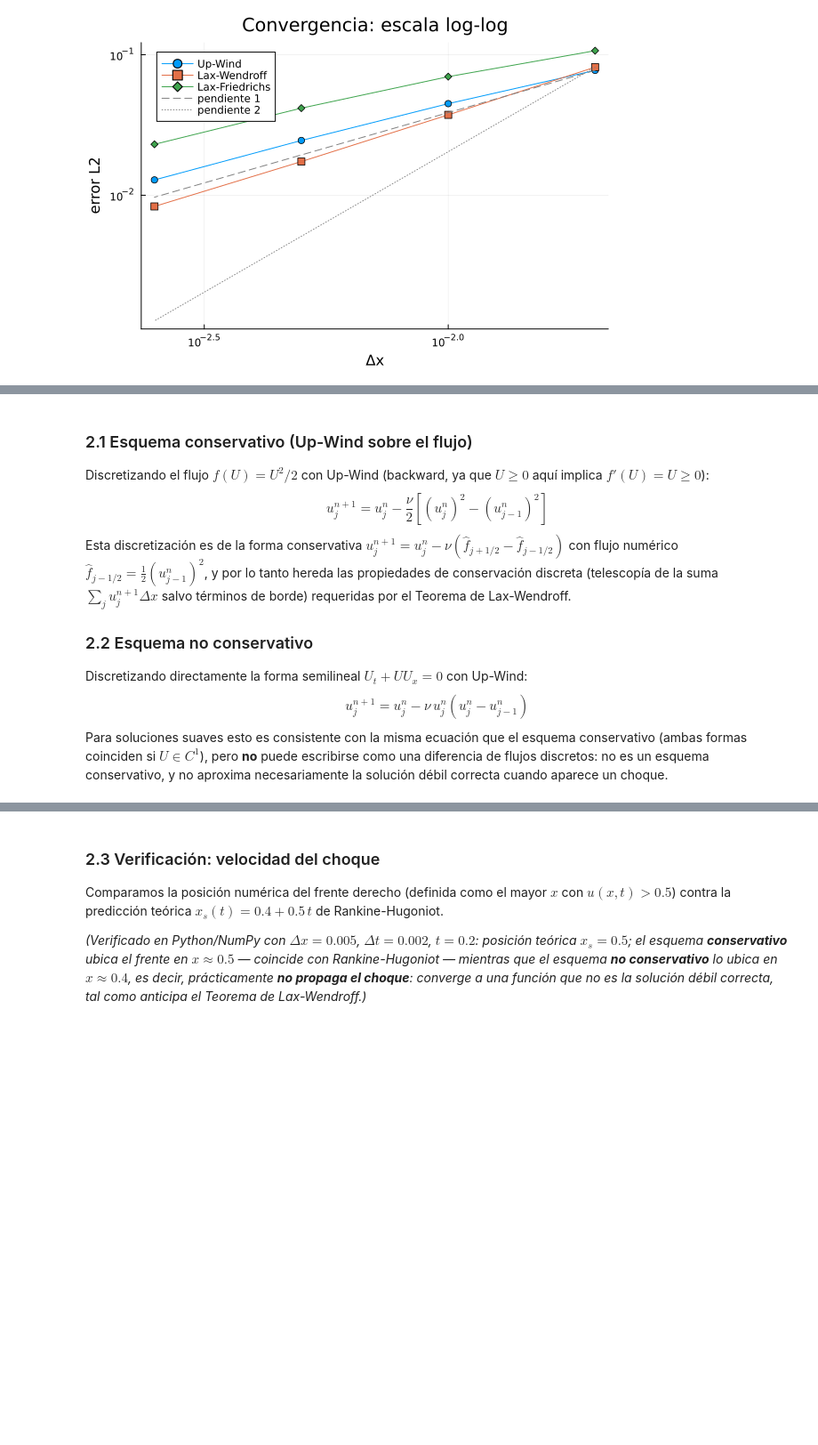
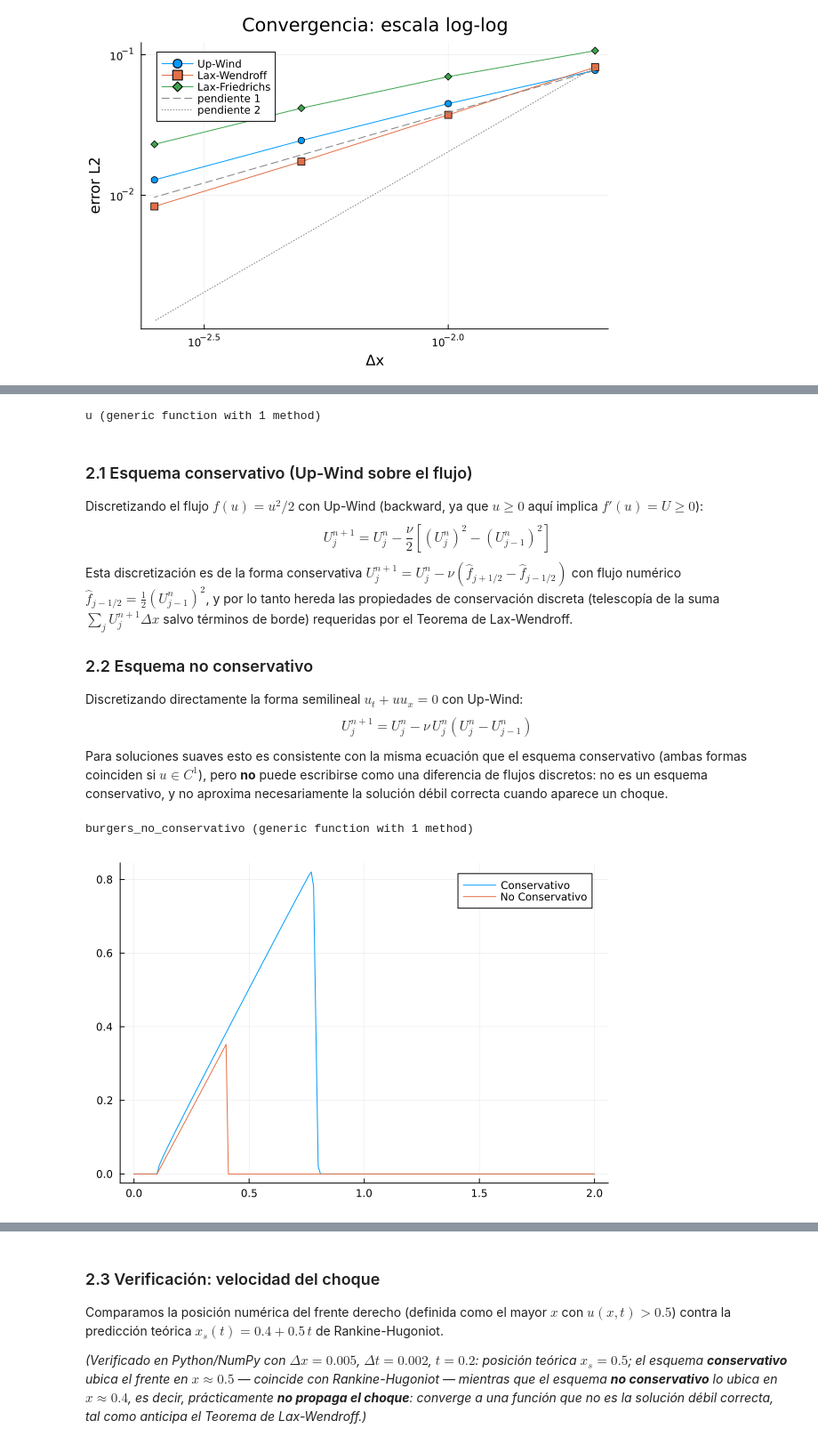
Before and after one commit to maurimendiluce/AN2026, a Jupyter notebook: diferencias_finitas/clase_7_hiperbolicas2.ipynb, the cells around one changed output, grey strips where cells are left out. Shown at 89% size. Saved outputs shown, nothing was run; the diff lists cells and outputs as text; code cells hidden in the pictures; blank space fills up the shorter version.

```diff
--- a/diferencias_finitas/clase_7_hiperbolicas2.ipynb
+++ b/diferencias_finitas/clase_7_hiperbolicas2.ipynb
@@ -320,7 +320,7 @@ Es decir, la posición del choque debería evolucionar como $x_s(t)=0.4+0.5\,t$.
 using Plots
 using Printf
 # %%
-function U₀(x)
+function u₀(x)
     if 0.1<x<=0.4
         return 1
     else
@@ -328,71 +328,68 @@ function U₀(x)
     end
 end
 
-function U(x,t;a=0.9)
-    return U₀(x-a*t)
+function u(x,t;a=0.9)
+    return u₀(x-a*t)
 end
+# %% [output]
+u (generic function with 1 method)
 # %% [markdown]
 ### 2.1 Esquema conservativo (Up-Wind sobre el flujo)
 
-Discretizando el flujo $f(U)=U^2/2$ con Up-Wind (backward, ya que $U\ge0$ aquí implica $f'(U)=U\ge0$):
-$$u_j^{n+1}=u_j^n-\frac{\nu}{2}\left[(u_j^n)^2-(u_{j-1}^n)^2\right]$$
-Esta discretización es de la forma conservativa $u_j^{n+1}=u_j^n-\nu(\hat f_{j+1/2}-\hat f_{j-1/2})$ con flujo numérico $\hat f_{j-1/2}=\tfrac12(u_{j-1}^n)^2$, y por lo tanto hereda las propiedades de conservación discreta (telescopía de la suma $\sum_j u_j^{n+1}\Delta x$ salvo términos de borde) requeridas por el Teorema de Lax-Wendroff.
+Discretizando el flujo $f(u)=u^2/2$ con Up-Wind (backward, ya que $u\ge0$ aquí implica $f'(u)=U\ge0$):
+$$U_j^{n+1}=U_j^n-\frac{\nu}{2}\left[(U_j^n)^2-(U_{j-1}^n)^2\right]$$
+Esta discretización es de la forma conservativa $U_j^{n+1}=U_j^n-\nu(\hat f_{j+1/2}-\hat f_{j-1/2})$ con flujo numérico $\hat f_{j-1/2}=\tfrac12(U_{j-1}^n)^2$, y por lo tanto hereda las propiedades de conservación discreta (telescopía de la suma $\sum_j U_j^{n+1}\Delta x$ salvo términos de borde) requeridas por el Teorema de Lax-Wendroff.
 
 ### 2.2 Esquema no conservativo
 
-Discretizando directamente la forma semilineal $U_t+UU_x=0$ con Up-Wind:
-$$u_j^{n+1}=u_j^n-\nu\, u_j^n\left(u_j^n-u_{j-1}^n\right)$$
-Para soluciones suaves esto es consistente con la misma ecuación que el esquema conservativo (ambas formas coinciden si $U\in C^1$), pero **no** puede escribirse como una diferencia de flujos discretos: no es un esquema conservativo, y no aproxima necesariamente la solución débil correcta cuando aparece un choque.
+Discretizando directamente la forma semilineal $u_t+uu_x=0$ con Up-Wind:
+$$U_j^{n+1}=U_j^n-\nu\, U_j^n\left(U_j^n-U_{j-1}^n\right)$$
+Para soluciones suaves esto es consistente con la misma ecuación que el esquema conservativo (ambas formas coinciden si $u\in C^1$), pero **no** puede escribirse como una diferencia de flujos discretos: no es un esquema conservativo, y no aproxima necesariamente la solución débil correcta cuando aparece un choque.
 # %%
-\"\"\"
-burgers_conservativo(U₀, Δx, Δt, steps)
-
-Esquema Up-Wind en forma conservativa para U_t + (U²/2)_x = 0.
-\"\"\"
-function burgers_conservativo(U₀,Δx,Δt,steps)
+function burgers_conservativo(u₀,ν,Δx,steps)
     x=0:Δx:2
-    u = zeros(length(x),steps)
+    U = zeros(length(x),steps)
     for j=1:length(x)
-        u[j,1] = U₀(x[j])
+        U[j,1] = u₀(x[j])
     end
-    ν=Δt/Δx
+    Δt = ν*Δx
     for n=2:steps
         for j=2:length(x)
-            u[j,n]=u[j,n-1]-ν*0.5*(u[j,n-1]^2-u[j-1,n-1]^2)
+            U[j,n]=U[j,n-1]-ν*0.5*(U[j,n-1]^2-U[j-1,n-1]^2)
         end
     end
-    return u
+    return U
 end
 
-\"\"\"
-burgers_no_conservativo(U₀, Δx, Δt, steps)
 
-Esquema Up-Wind en forma no conservativa (semilineal) para
-U_t + U U_x = 0.
-\"\"\"
-function burgers_no_conservativo(U₀,Δx,Δt,steps)
+function burgers_no_conservativo(u₀,ν,Δx,steps)
     x=0:Δx:2
-    u = zeros(length(x),steps)
+    U = zeros(length(x),steps)
     for j=1:length(x)
-        u[j,1] = U₀(x[j])
+        U[j,1] = u₀(x[j])
     end
-    ν=Δt/Δx
+    Δt = ν*Δx
     for n=2:steps
         for j=2:length(x)
-            u[j,n]=u[j,n-1]-ν*u[j,n-1]*(u[j,n-1]-u[j-1,n-1])
+            U[j,n]=U[j,n-1]-ν*U[j,n-1]*(U[j,n-1]-U[j-1,n-1])
         end
     end
-    return u
+    return U
 end
+# %% [output]
+burgers_no_conservativo (generic function with 1 method)
 # %%
 steps = 100
+ν = 0.8
 
-u_cons=burgers_conservativo(U₀,0.01,0.005,100)
-u_nocons=burgers_no_conservativo(U₀,0.01,0.005,100)
+u_cons=burgers_conservativo(u₀,ν,0.01,100)
+u_nocons=burgers_no_conservativo(u₀,ν,0.01,100)
 
 x=0:0.01:2
 plot(x,u_cons[:,steps],label="Conservativo")
 plot!(x,u_nocons[:,steps],label="No Conservativo")
+# %% [output]
+[figure, added]
 # %%
 anim = @animate for n=1:steps
     plot(x,u_cons[:,n],ls=:dash,label="Conservativo")
```
Also changed, not shown: parts of 7 cells of this notebook, 7 other files.
